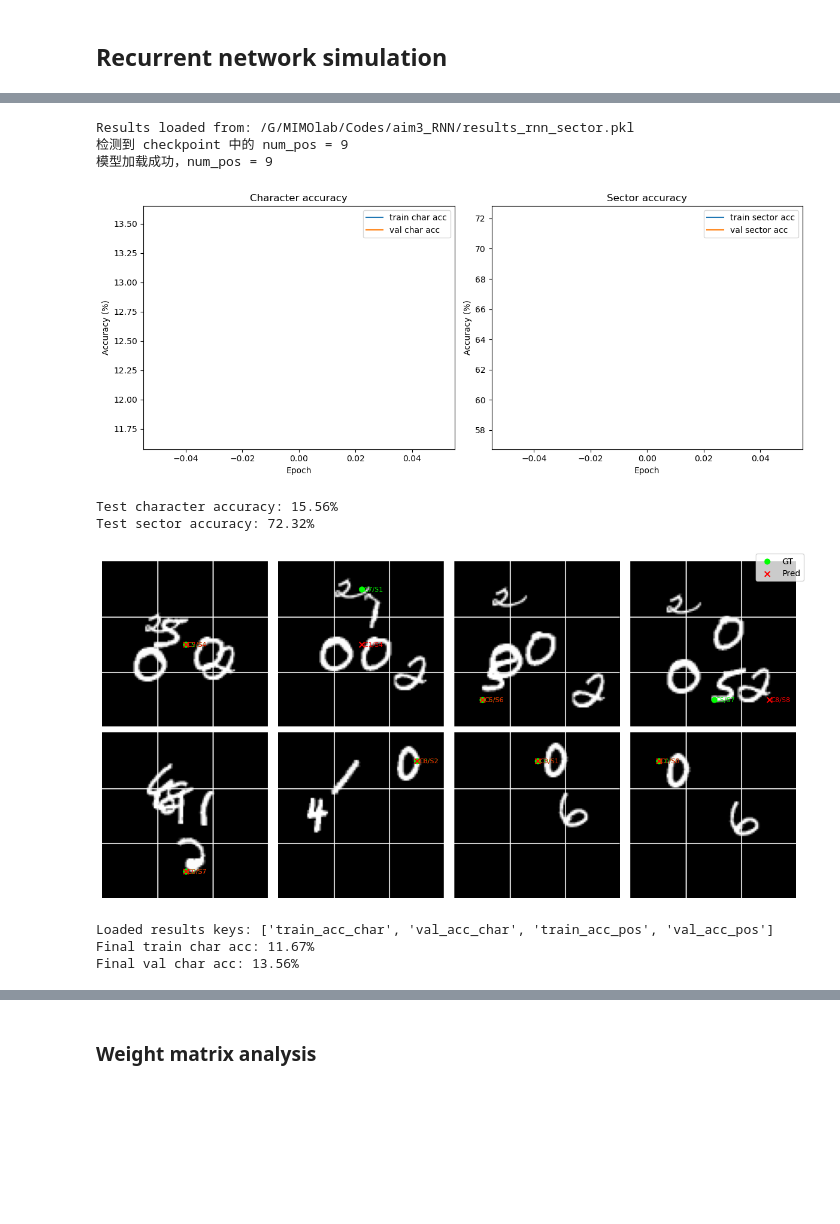
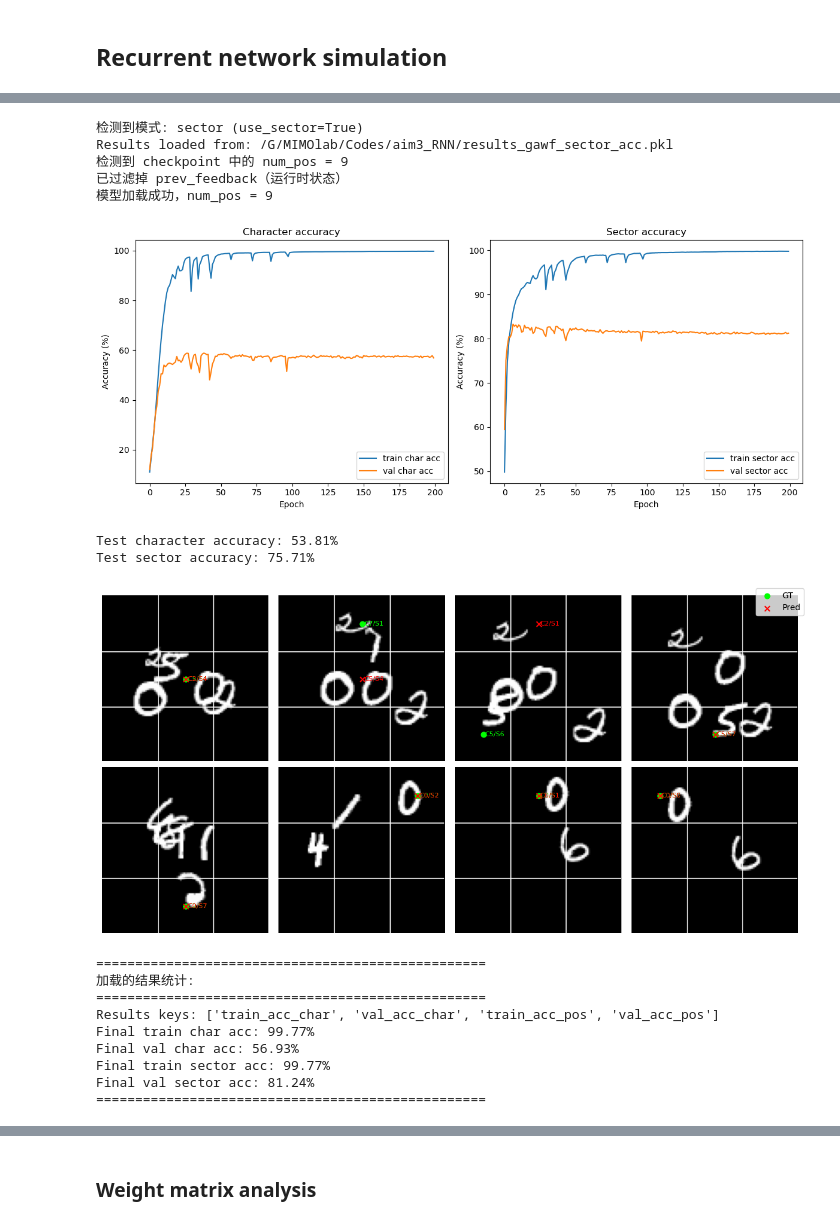
Before and after one commit to jingchengsimon/FAW_RNN, a Jupyter notebook: notebooks/RecurrentNetwork.ipynb, the cells around one changed output, grey strips where cells are left out. Cells and saved outputs as stored; diff of their text form; code cells hidden in the pictures; blank space fills up the shorter version.

```diff
--- a/notebooks/RecurrentNetwork.ipynb
+++ b/notebooks/RecurrentNetwork.ipynb
@@ -529,54 +390,22 @@ test_dl_sector = DataLoader(test_ds_sector, batch_size=8, shuffle=False)
 # %%
-# 从本地加载保存的训练结果（示例：重启 kernel 后使用）
-
-# 加载 sector 训练结果（不包含模型）
-# 注意：如果 notebook 在 notebooks/ 目录下运行
-results_rnn_sector = load_results("/G/MIMOlab/Codes/aim3_RNN/results_rnn_sector.pkl")
-
-# 如果保存的是整个模型，直接加载；如果是 state_dict，需要先创建模型实例
-loaded_data = torch.load("/G/MIMOlab/Codes/aim3_RNN/results_rnn_sector_model.pth", map_location='cpu')
-
-if isinstance(loaded_data, dict):
-    # 加载的是 state_dict，需要创建模型实例
-    # 自动检测 checkpoint 中的 num_pos（从 fcpos.weight 的形状推断）
-    if 'fcpos.weight' in loaded_data:
-        detected_num_pos = loaded_data['fcpos.weight'].shape[0]
-        print(f"检测到 checkpoint 中的 num_pos = {detected_num_pos}")
-    else:
-        # 如果找不到 fcpos.weight，默认使用 9（新的 3x3 grid）
-        detected_num_pos = 9
-        print(f"警告：无法从 checkpoint 检测 num_pos，使用默认值 {detected_num_pos}")
-
-    model_rnn_sector = RNNConv(num_classes=10, num_pos=detected_num_pos, kernel_size=5, device='cpu')
-    model_rnn_sector.load_state_dict(loaded_data)
-    print(f"模型加载成功，num_pos = {detected_num_pos}")
-else:
-    # 加载的是整个模型对象
-    model_rnn_sector = loaded_data
-    # 从模型对象中获取 num_pos
-    detected_num_pos = model_rnn_sector.fcpos.out_features
-    print(f"从模型对象加载，num_pos = {detected_num_pos}")
-
-model_rnn_sector.eval()
-
-# 将 results 和 model 一起传递给 visualize_results
-# 使用检测到的 num_pos 作为 num_sectors（兼容旧模型 num_pos=10 和新模型 num_pos=9）
-visualize_results(results_rnn_sector, model_rnn_sector, test_ds_sector, test_dl_sector, use_sector=True, num_sectors=detected_num_pos, num_vis=8)
-
-
-# 查看加载的结果
-print("Loaded results keys:", list(results_rnn_sector.keys()))
-if "train_acc_char" in results_rnn_sector:
-    print(f"Final train char acc: {results_rnn_sector['train_acc_char'][-1]:.2f}%")
-    print(f"Final val char acc: {results_rnn_sector['val_acc_char'][-1]:.2f}%")
+results_path = "/G/MIMOlab/Codes/aim3_RNN/results_gawf_sector_acc.pkl"
+results_rnn, model_rnn = load_and_visualize_model(results_path, num_vis=8, model_class=GaWFRNNConv)
 # %% [output]
-Results loaded from: /G/MIMOlab/Codes/aim3_RNN/results_rnn_sector.pkl
+检测到模式: sector (use_sector=True)
+Results loaded from: /G/MIMOlab/Codes/aim3_RNN/results_gawf_sector_acc.pkl
 检测到 checkpoint 中的 num_pos = 9
+已过滤掉 prev_feedback（运行时状态）
 模型加载成功，num_pos = 9
-[figure, old version]
+[figure, new version]
-Test character accuracy: 15.56%
-Test sector accuracy: 72.32%
+Test character accuracy: 53.81%
+Test sector accuracy: 75.71%
-[figure, old version]
+[figure, new version]
-Loaded results keys: ['train_acc_char', 'val_acc_char', 'train_acc_pos', 'val_acc_pos']
-Final train char acc: 11.67%
-Final val char acc: 13.56%
+==================================================
+加载的结果统计:
+==================================================
+Results keys: ['train_acc_char', 'val_acc_char', 'train_acc_pos', 'val_acc_pos']
+Final train char acc: 99.77%
+Final val char acc: 56.93%
+Final train sector acc: 99.77%
+Final val sector acc: 81.24%
+==================================================
```
Also changed, not shown: parts of 10 cells of this notebook, 15 other files.
